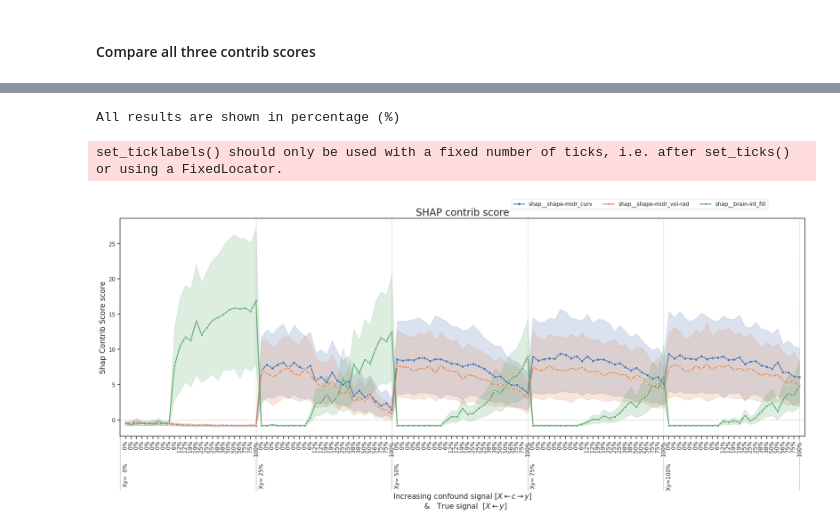
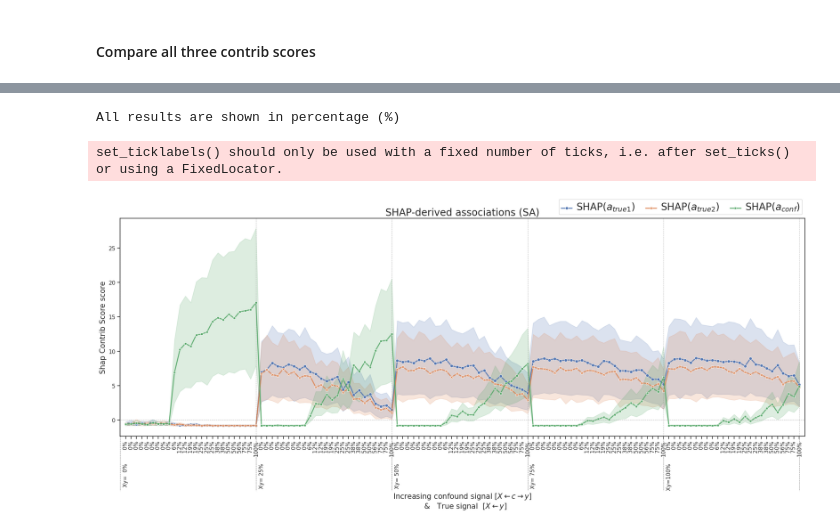
Before and after one commit to RoshanRane/toybrains, a Jupyter notebook: experiments/lblmidr-consite/1-estimate_baselines.ipynb, the cells around one changed output, grey strips where cells are left out. Saved outputs shown, nothing was run; the diff lists cells and outputs as text; code cells hidden in the pictures.

```diff
--- a/experiments/lblmidr-consite/1-estimate_baselines.ipynb
+++ b/experiments/lblmidr-consite/1-estimate_baselines.ipynb
@@ -52,7 +63,9 @@ for dataset in datasets:
 def generate_baseline_results(dataset, holdout_data=None,
                               input_feature_sets=["attr_all", "attr_subsets", "cov_all", "attr_supset"],
                               output_labels=["lbls"],
+                              model_name='LR', model_args={},
                               metrics=['r2'],
+                              compute_shap=True,
                               n_trials=5, n_samples=1000, verbose=0):
     # get the related config file
     dataset_unique_id = dataset.rstrip('/').split('/')[-1].split(f'n{n_samples}_')[-1]
@@ -66,7 +79,9 @@ def generate_baseline_results(dataset, holdout_data=None,
     bl_result = toy.fit_contrib_estimators(
             input_feature_sets=input_feature_sets,
             output_labels=output_labels,
+            model_name=model_name, model_args=model_args,
             holdout_data=holdout_data,
+            compute_shap=compute_shap,
             outer_CV=n_trials, inner_CV=5,
             metrics=metrics,
             debug=False,
@@ -79,6 +94,8 @@ def generate_baseline_results(dataset, holdout_data=None,
 #                                 input_feature_sets=["attr_all"],
 #                                 output_labels=["lbls"],
 #                                 metrics=['balanced_accuracy', 'r2', 'roc_auc'], n_trials=2,
+#                                 model_name=MODEL_NAME,
+#                                 compute_shap=COMPUTE_SHAP,
 #                                 n_samples=N_SAMPLES, verbose=2)
 # dfi
 # %% [markdown]
@@ -88,7 +105,7 @@ def generate_baseline_results(dataset, holdout_data=None,
 if not GEN_BASELINE:
     bl_results = []
     for dataset in datasets:
-        results_file = f"{dataset}baseline_results/run.csv"
+        results_file = f"{dataset}baseline_results/{MODEL_NAME}/run.csv"
         if os.path.exists(results_file):
             df = pd.read_csv(results_file)
             bl_results.append(df)
@@ -109,7 +126,8 @@ if GEN_BASELINE:
                 dataset, holdout_data=holdout_data,
                 input_feature_sets=["attr_all", "attr_subsets", "cov_all", "attr_supset"],
                 output_labels=["lbls"],
-                metrics=['balanced_accuracy', 'r2', 'roc_auc'], n_trials=10,
+                compute_shap=COMPUTE_SHAP,
+                metrics=['balanced_accuracy', 'r2', 'roc_auc'], n_trials=5,
                 n_samples=N_SAMPLES, verbose=0) for dataset, holdout_data in tqdm(dataset_tuples))
 # %% [markdown]
 ### See the table
@@ -263,7 +274,7 @@ def viz_contrib_table_2(df_original, metric_name=r'R^2', title=''):
     # plot with seaborn lineplot
     sns.set(style="ticks")
     f, ax = plt.subplots(figsize=(25, 8))
-    sns.lineplot(df, ax=ax, dashes=False, markers=True, alpha=0.9, linewidth=2)
+    g = sns.lineplot(df, ax=ax, dashes=False, markers=True, alpha=0.9, linewidth=2)
 
     # make the plot pretty and readable
     ax.set_ylabel(f"{metric_name.replace('-', ' ').replace('_',' ').title()} score", fontsize=15)
@@ -309,7 +320,8 @@ def viz_contrib_table_2(df_original, metric_name=r'R^2', title=''):
     if title:
         ax.set_title(title, fontsize=20)
 
-    sns.move_legend(ax, "upper right", bbox_to_anchor=(0.95, 1.1), frameon=True, ncol=3)
+    sns.move_legend(ax, "upper right", bbox_to_anchor=(1.0, 1.1), frameon=True, ncol=3, title='')
+    plt.setp(g.get_legend().get_texts(), fontsize='20')  # for legend text
 
     plt.show()
 # %%
@@ -390,17 +408,21 @@ set_ticklabels() should only be used with a fixed number of ticks, i.e. after se
 # %%
-# compare with the SHAP contrib scores
-if PLOT_CONTRIB_DECOMPOSED:
+# compare with the SHAP contrib scores if it is computed
+if PLOT_CONTRIB_DECOMPOSED and ('shap__brain-int_fill' in bl_results[0].columns):
     df_shap_2 = show_contrib_table(
                 bl_results,
                 avg_over_trials=False,
                 filter_rows={'out':['lbl_lesion']},
                 filter_cols=['shap__shape-midr_curv','shap__shape-midr_vol-rad',
                              'shap__brain-int_fill'])
 
     df_shap_2 = df_shap_2.data.reset_index(level=["out", "inp", "trial"], drop=True)
+
+    df_shap_2 = df_shap_2.rename(columns={'shap__brain-int_fill': r'SHAP$(a_{conf})$',
+                                        'shap__shape-midr_curv':r'SHAP$(a_{true 1})$',
+                                        'shap__shape-midr_vol-rad':r'SHAP$(a_{true 2})$'})
     # display(df_shap_2.head())
-    viz_contrib_table_2(df_shap_2, metric_name='SHAP contrib score', title='SHAP contrib score')
+    viz_contrib_table_2(df_shap_2, metric_name='SHAP contrib score', title='SHAP-derived associations (SA)')
 # %% [output]
 All results are shown in percentage (%)
 set_ticklabels() should only be used with a fixed number of ticks, i.e. after set_ticks() or using a FixedLocator.
-[figure, old version]
+[figure, new version]
```
Also changed, not shown: parts of 10 cells of this notebook, 2 other files.
